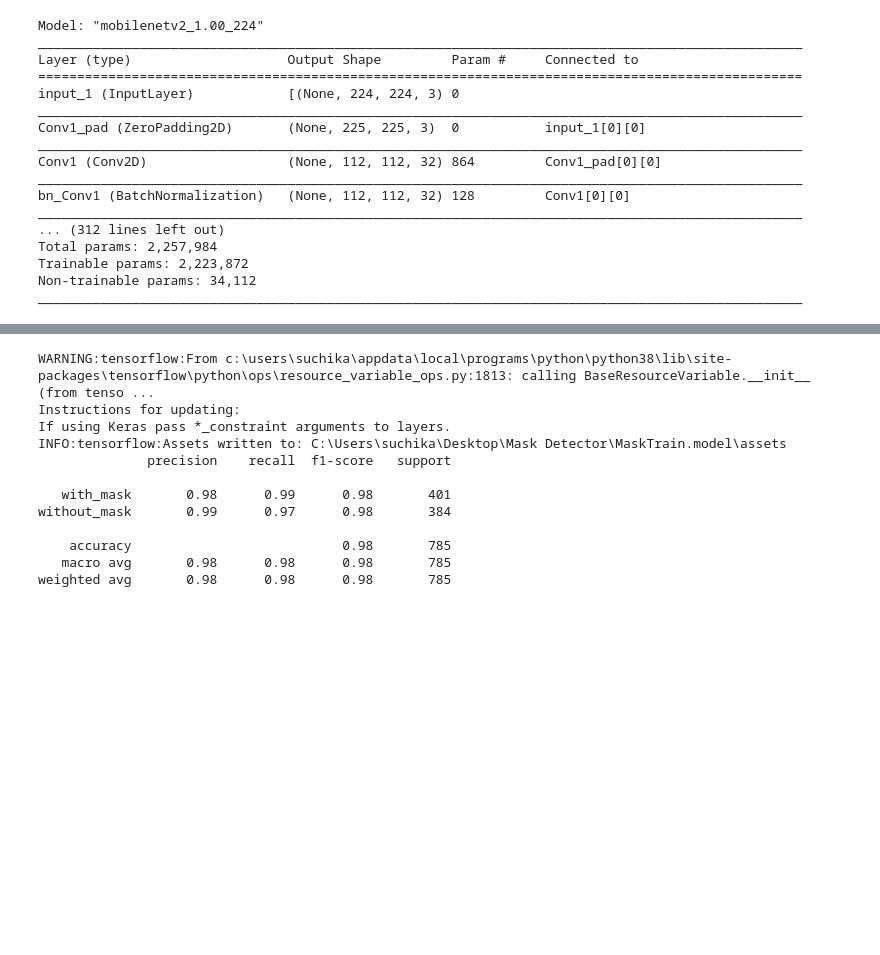
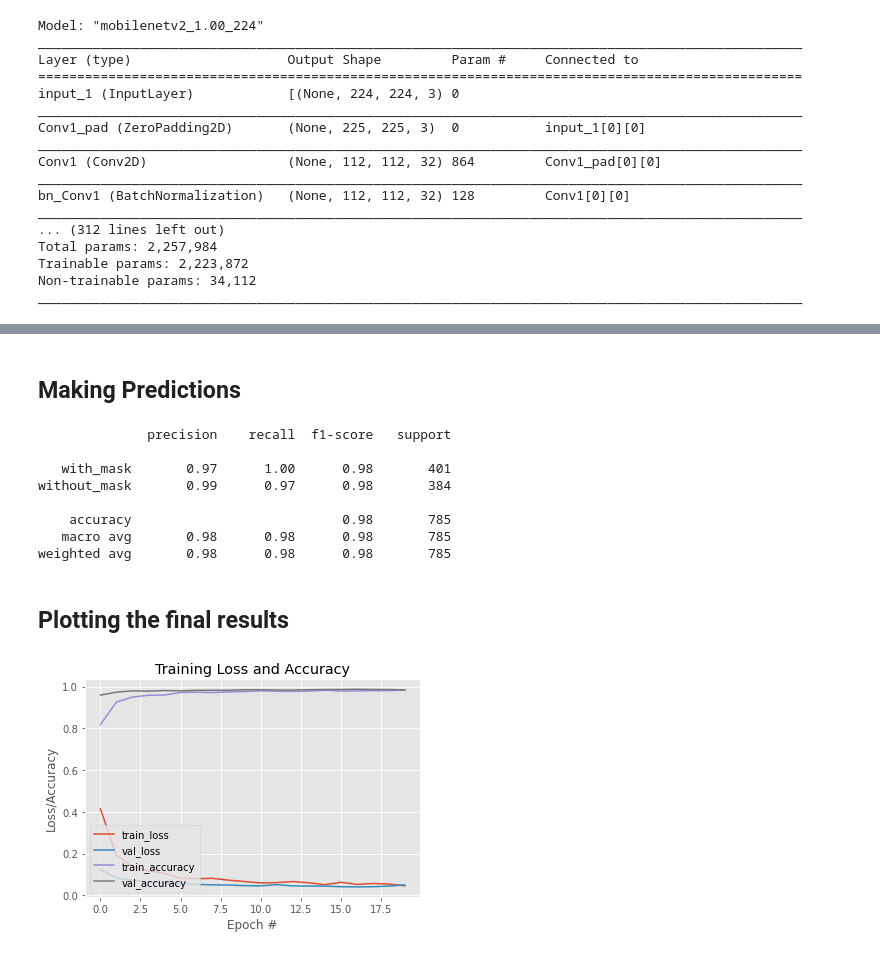
Before and after one commit to suchika99/Face-Mask-Detection, a Jupyter notebook: Mask Training.ipynb, the cells around one changed output, grey strips where cells are left out. Cells and saved outputs as stored; diff of their text form; code cells hidden in the pictures; blank space fills up the shorter version.

Commit message:
fixed bugs and added graphs

```diff
--- a/Mask Training.ipynb
+++ b/Mask Training.ipynb
@@ -24,5 +28,5 @@ from sklearn.metrics import classification_report
 # %%
-dataset=r'C:\Users\suchika\Desktop\Mask Detector\dataset clubbed\dataset'
+dataset=r'C:\Users\suchika\Desktop\Projects\Mask Detector Project\dataset clubbed\dataset'
 imagePaths=list(paths.list_images(dataset))
 # %%
 imagePaths
@@ -183,6 +188,8 @@ headModel=Flatten(name='Flatten')(headModel)
 headModel=Dense(128,activation='relu')(headModel)
 headModel=Dropout(0.5)(headModel)
 headModel=Dense(2,activation='softmax')(headModel)
+
+model=Model(inputs=baseModel.input,outputs=headModel)
 # %%
 for layer in baseModel.layers:
     layer.trainable=False
@@ -226,3 +234,5 @@ KeyboardInterrupt:
+# %% [markdown]
+## Making Predictions
 # %%
 #Serializing the model to disk
 model.save(r'C:\Users\suchika\Desktop\Mask Detector\MaskTrain.model')
@@ -233,13 +243,9 @@ predict=np.argmax(predict,axis=1)
 
 print(classification_report(test_Y.argmax(axis=1),predict,target_names=lb.classes_))
 # %% [output]
-WARNING:tensorflow:From c:\users\suchika\appdata\local\programs\python\python38\lib\site-packages\tensorflow\python\ops\resource_variable_ops.py:1813: calling BaseResourceVariable.__init__ (from tenso ...
-Instructions for updating:
-If using Keras pass *_constraint arguments to layers.
-INFO:tensorflow:Assets written to: C:\Users\suchika\Desktop\Mask Detector\MaskTrain.model\assets
               precision    recall  f1-score   support
 
-   with_mask       0.98      0.99      0.98       401
+   with_mask       0.97      1.00      0.98       401
 without_mask       0.99      0.97      0.98       384
 
     accuracy                           0.98       785
@@ -248,18 +254,23 @@ weighted avg       0.98      0.98      0.98       785
 # %%
 from tensorflow.keras.models import load_model
 model=load_model(r'C:\Users\suchika\Desktop\Mask Detector\MaskTrain.model')
+# %% [markdown]
+## Plotting the final results
 # %%
 # plot the training loss and accuracy
 
 N = Epochs
 plt.style.use("ggplot")
 plt.figure()
 plt.plot(np.arange(0, N), H.history["loss"], label="train_loss")
 plt.plot(np.arange(0, N), H.history["val_loss"], label="val_loss")
-plt.plot(np.arange(0, N), H.history["acc"], label="train_acc")
-plt.plot(np.arange(0, N), H.history["val_acc"], label="val_acc")
+plt.plot(np.arange(0, N), H.history["accuracy"], label="train_accuracy")
+plt.plot(np.arange(0, N), H.history["val_accuracy"], label="val_accuracy")
 plt.title("Training Loss and Accuracy")
 plt.xlabel("Epoch #")
 plt.ylabel("Loss/Accuracy")
 plt.legend(loc="lower left")
+plt.show()
 #plt.savefig(r'C:\Python37\Projects\face-mask-detector\plot_v2.png')
+# %% [output]
+[figure, added]
```
Also changed, not shown: parts of 9 cells of this notebook, 2 other files.
